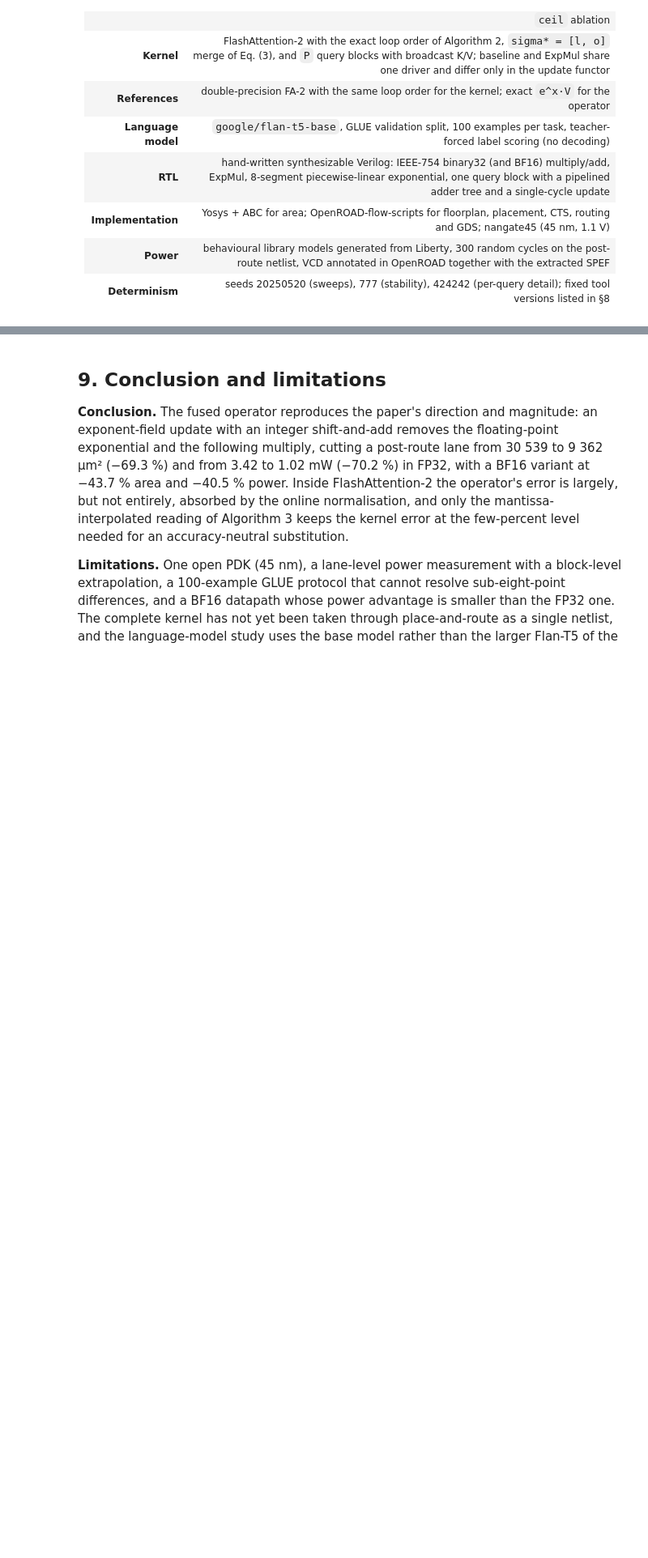
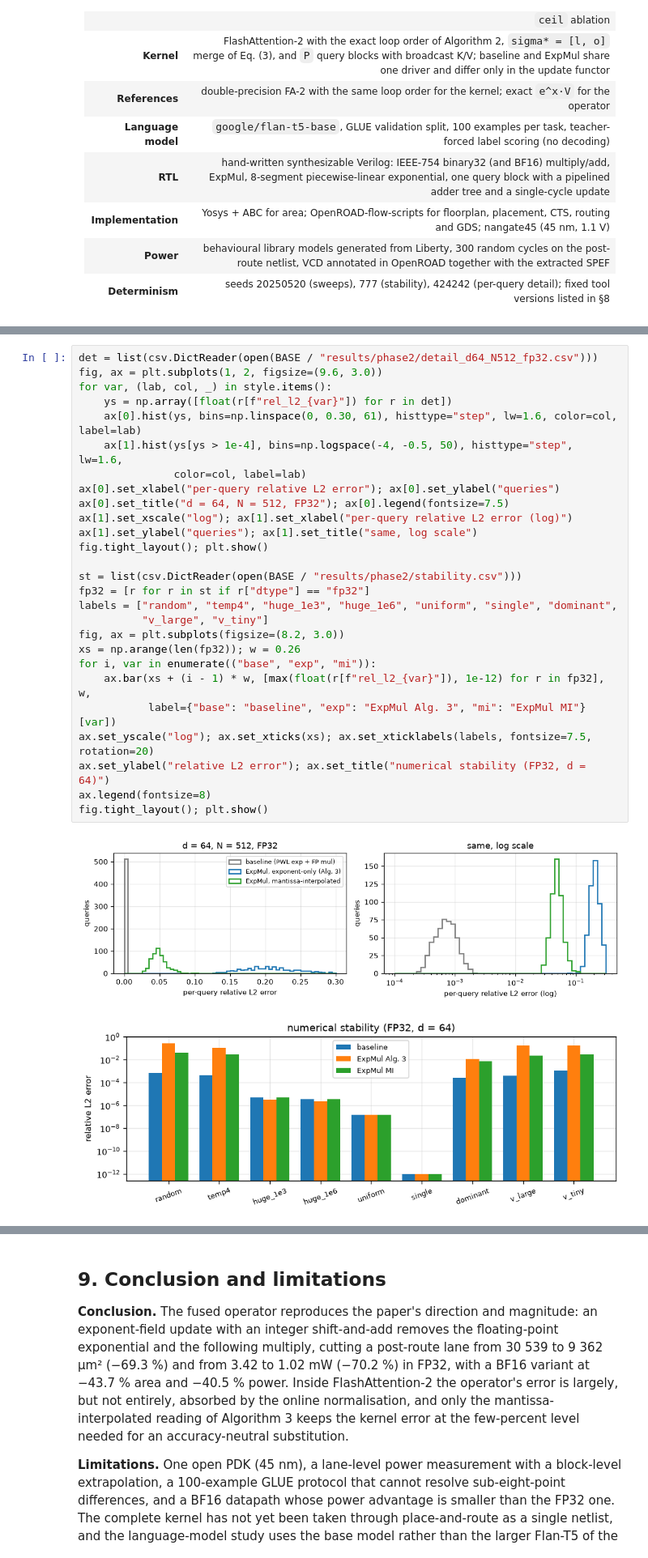
Before and after one commit to Guo-4869/FlashAttention_Silicon, a Jupyter notebook: flash_attn_expmul.ipynb, the cells around one changed output, grey strips where cells are left out. Shown at 81% size. Cells and saved outputs as stored; diff of their text form; blank space fills up the shorter version.

```diff
--- a/flash_attn_expmul.ipynb
+++ b/flash_attn_expmul.ipynb
@@ -100 +248,31 @@ overflow), and no NaN or infinity is produced in any random test.
+# %%
+det = list(csv.DictReader(open(BASE / "results/phase2/detail_d64_N512_fp32.csv")))
+fig, ax = plt.subplots(1, 2, figsize=(9.6, 3.0))
+for var, (lab, col, _) in style.items():
+    ys = np.array([float(r[f"rel_l2_{var}"]) for r in det])
+    ax[0].hist(ys, bins=np.linspace(0, 0.30, 61), histtype="step", lw=1.6, color=col, label=lab)
+    ax[1].hist(ys[ys > 1e-4], bins=np.logspace(-4, -0.5, 50), histtype="step", lw=1.6,
+               color=col, label=lab)
+ax[0].set_xlabel("per-query relative L2 error"); ax[0].set_ylabel("queries")
+ax[0].set_title("d = 64, N = 512, FP32"); ax[0].legend(fontsize=7.5)
+ax[1].set_xscale("log"); ax[1].set_xlabel("per-query relative L2 error (log)")
+ax[1].set_ylabel("queries"); ax[1].set_title("same, log scale")
+fig.tight_layout(); plt.show()
+
+st = list(csv.DictReader(open(BASE / "results/phase2/stability.csv")))
+fp32 = [r for r in st if r["dtype"] == "fp32"]
+labels = ["random", "temp4", "huge_1e3", "huge_1e6", "uniform", "single", "dominant",
+          "v_large", "v_tiny"]
+fig, ax = plt.subplots(figsize=(8.2, 3.0))
+xs = np.arange(len(fp32)); w = 0.26
+for i, var in enumerate(("base", "exp", "mi")):
+    ax.bar(xs + (i - 1) * w, [max(float(r[f"rel_l2_{var}"]), 1e-12) for r in fp32], w,
+           label={"base": "baseline", "exp": "ExpMul Alg. 3", "mi": "ExpMul MI"}[var])
+ax.set_yscale("log"); ax.set_xticks(xs); ax.set_xticklabels(labels, fontsize=7.5, rotation=20)
+ax.set_ylabel("relative L2 error"); ax.set_title("numerical stability (FP32, d = 64)")
+ax.legend(fontsize=8)
+fig.tight_layout(); plt.show()
+# %% [output]
+[figure, added]
+[figure, added]
 # %% [markdown]
```
Also changed, not shown: parts of 23 cells of this notebook, 2 other files.
